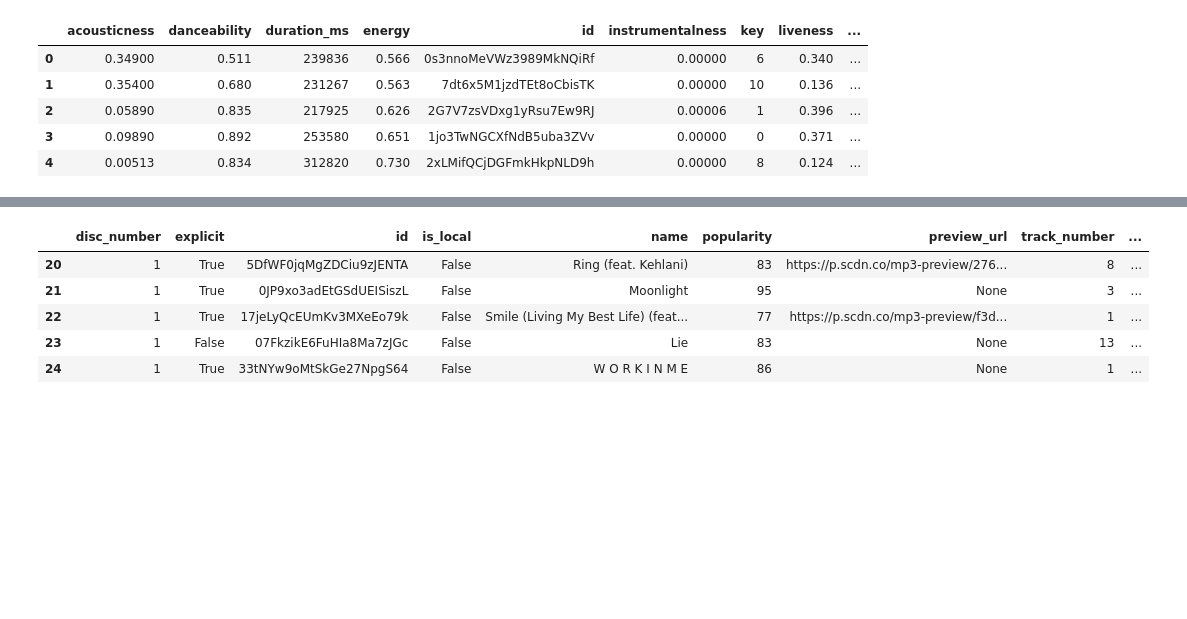
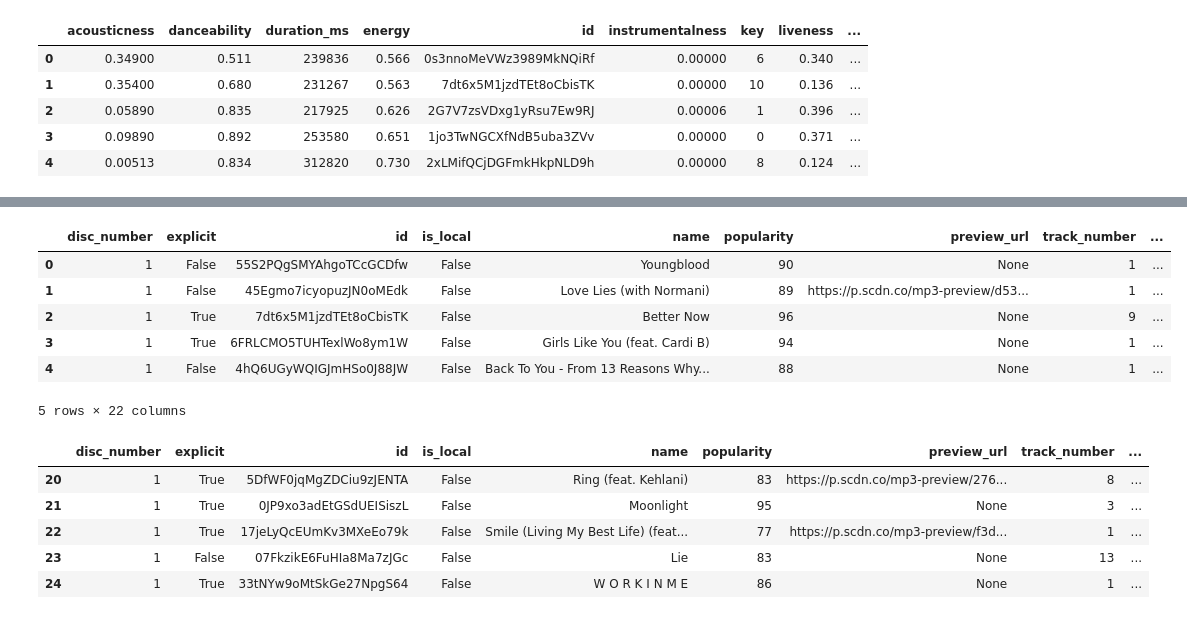
Before and after one commit to Ajstanley89/Know-Your-Music, a Jupyter notebook: Project One Alex Cleaned Up.ipynb, the cells around one changed output, grey strips where cells are left out. Cells and saved outputs as stored; diff of their text form; code cells hidden in the pictures; blank space fills up the shorter version.

```diff
--- a/Project One Alex Cleaned Up.ipynb
+++ b/Project One Alex Cleaned Up.ipynb
@@ -199 +225,14 @@ rap_df.head()
+# %%
+# Merge Pop
+pop_df = pd.merge(pop_tracks_df, pop_features, how='outer', on='id')
+pop_df['genre']='pop'
+pop_df.head()
+# %% [output]
+|  | disc_number | explicit | id | is_local | name | popularity | preview_url | track_number | ... |
+| 0 | 1 | False | 55S2PQgSMYAhgoTCcGCDfw | False | Youngblood | 90 | None | 1 | ... |
+| 1 | 1 | False | 45Egmo7icyopuzJN0oMEdk | False | Love Lies (with Normani) | 89 | https://p.scdn.co/mp3-preview/d53... | 1 | ... |
+| 2 | 1 | True | 7dt6x5M1jzdTEt8oCbisTK | False | Better Now | 96 | None | 9 | ... |
+| 3 | 1 | True | 6FRLCMO5TUHTexlWo8ym1W | False | Girls Like You (feat. Cardi B) | 94 | None | 1 | ... |
+| 4 | 1 | False | 4hQ6UGyWQIGJmHSo0J88JW | False | Back To You - From 13 Reasons Why... | 88 | None | 1 | ... |
+5 rows × 22 columns
 # %%
```
Also changed, not shown: parts of 31 cells of this notebook, 28 other files.
